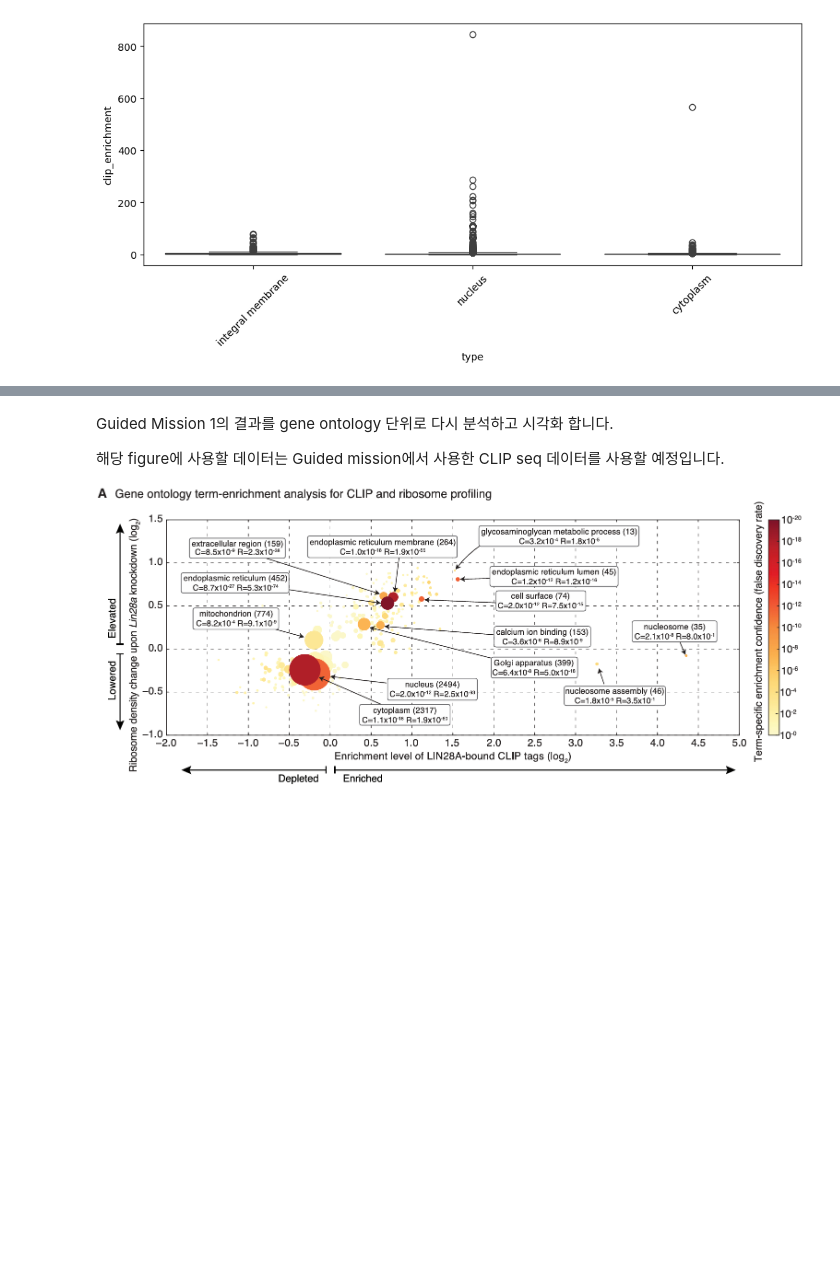
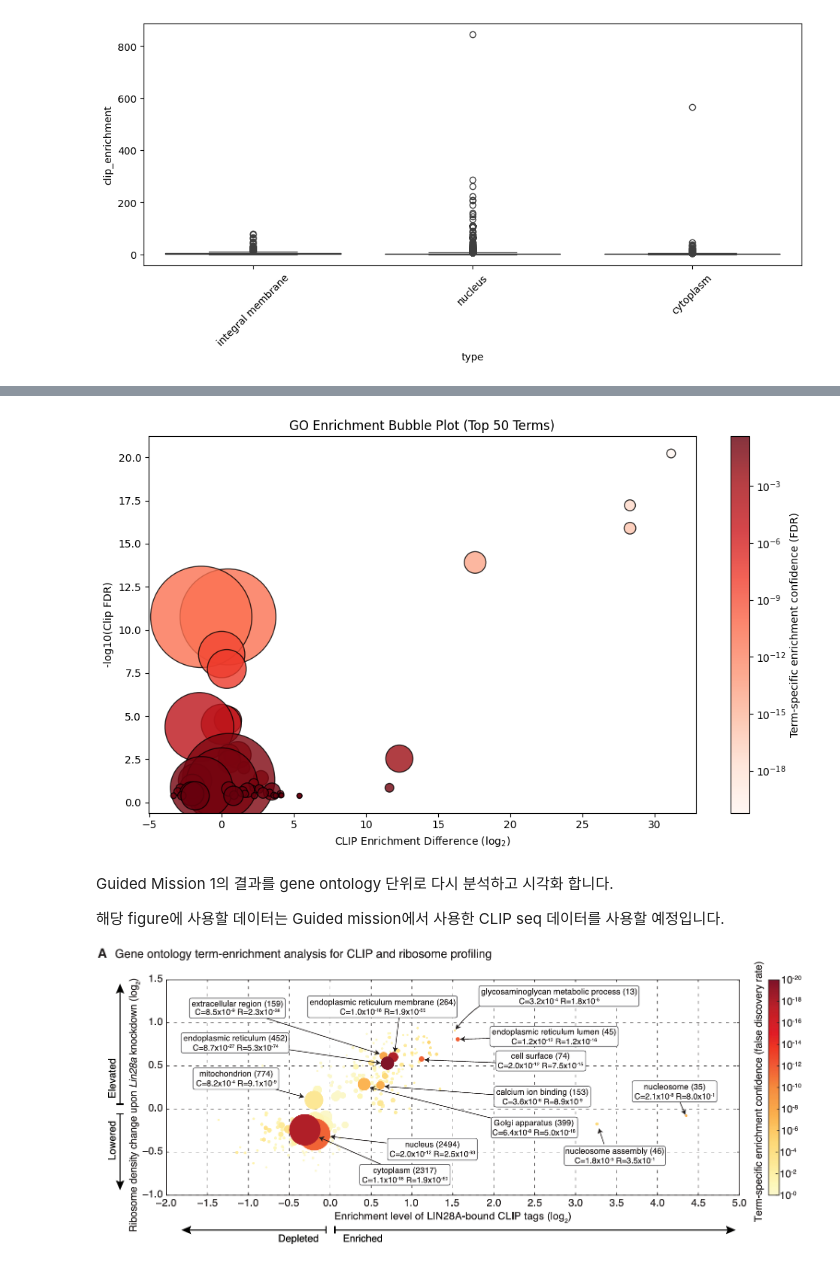
Before and after one commit to REED3082/Github-project, a Jupyter notebook: Your_Own_Analysis_1.ipynb, the cells around one changed output, grey strips where cells are left out. Saved outputs shown, nothing was run; the diff lists cells and outputs as text; code cells hidden in the pictures; blank space fills up the shorter version.

```diff
--- a/Your_Own_Analysis_1.ipynb
+++ b/Your_Own_Analysis_1.ipynb
@@ -318,3 +465,49 @@ print(df_plot[['Category', 'log2_enrichment_diff', 'Number_of_genes', '-log10_FD
+# %%
+import matplotlib.pyplot as plt
+import numpy as np
+import matplotlib.colors as mcolors
+
+# Top 10 terms
+df = df_summary.dropna(subset=['Clip FDR']).sort_values('Clip FDR').head(50)
+
+# 준비할 데이터
+x = df['Clip Diff']
+y = -np.log10(df['Clip FDR'])  # y축: -log10(FDR)
+sizes = df['Number of Genes'] * 5
+colors = df['Clip FDR']         # 컬러 매핑에 사용할 FDR 값
+labels = df['GO Term Name']
+
+plt.figure(figsize=(10, 6))
+
+# LogNorm 으로 컬러 스케일을 로그로 변환
+norm = mcolors.LogNorm(vmin=colors.min(), vmax=colors.max())
+
+# scatter에 c, cmap, norm 옵션 추가
+sc = plt.scatter(
+    x, y,
+    s=sizes,
+    c=colors,
+    cmap='Reds',
+    norm=norm,
+    alpha=0.8,
+    edgecolor='k'
+)
+
+# 축 레이블
+
+plt.xlabel('CLIP Enrichment Difference (log$_2$)')
+plt.ylabel('-log10(Clip FDR)')
+plt.title('GO Enrichment Bubble Plot (Top 50 Terms)')
+
+# 컬러바 추가
+cbar = plt.colorbar(sc)
+cbar.set_label('Term-specific enrichment confidence (FDR)')
+cbar.ax.tick_params(labelsize=10)
+
+plt.tight_layout()
+plt.show()
+# %% [output]
+[figure, added]
 # %% [markdown]
 
 Guided Mission 1의 결과를 gene ontology 단위로 다시 분석하고 시각화 합니다.
```
Also changed, not shown: parts of 9 cells of this notebook.
